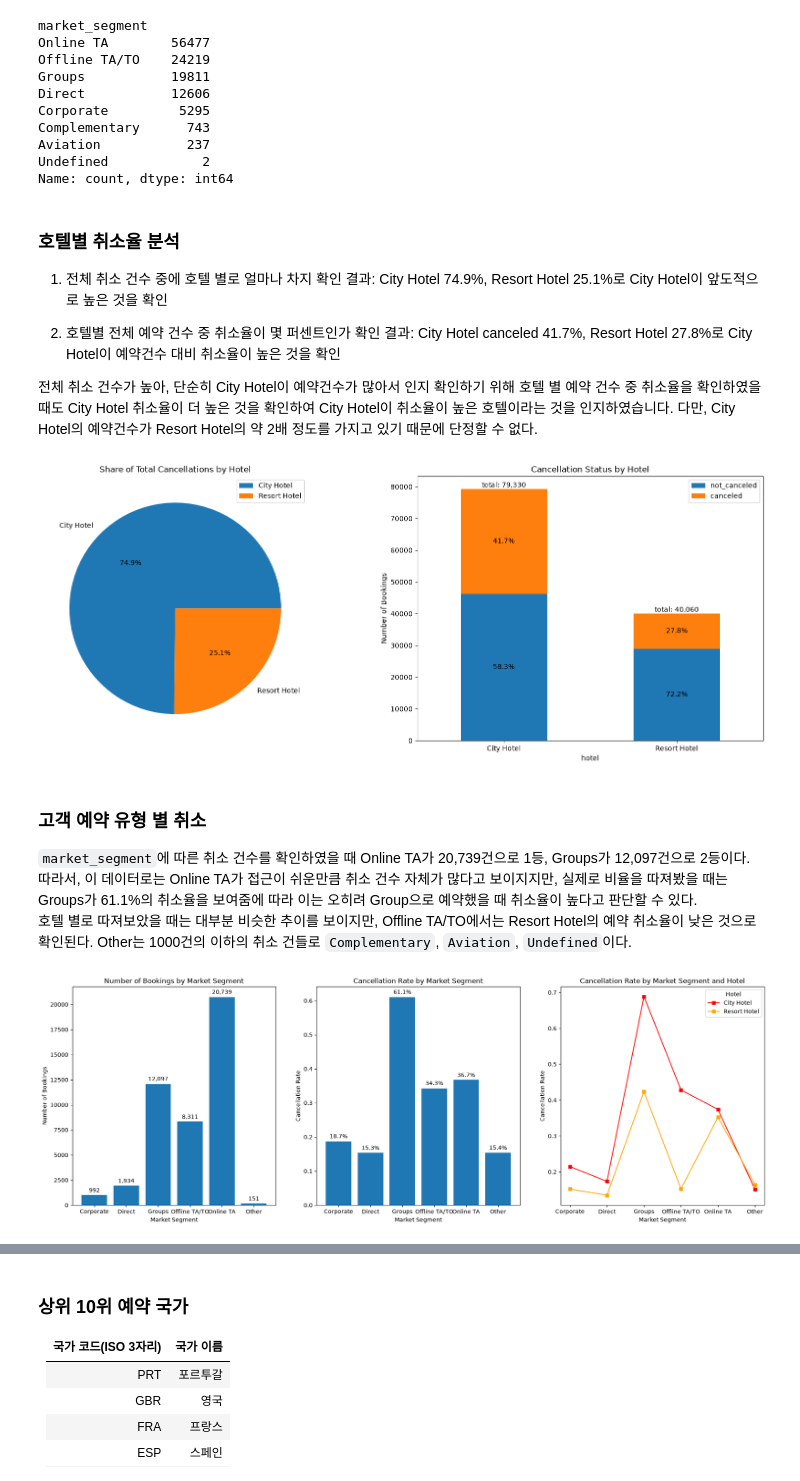
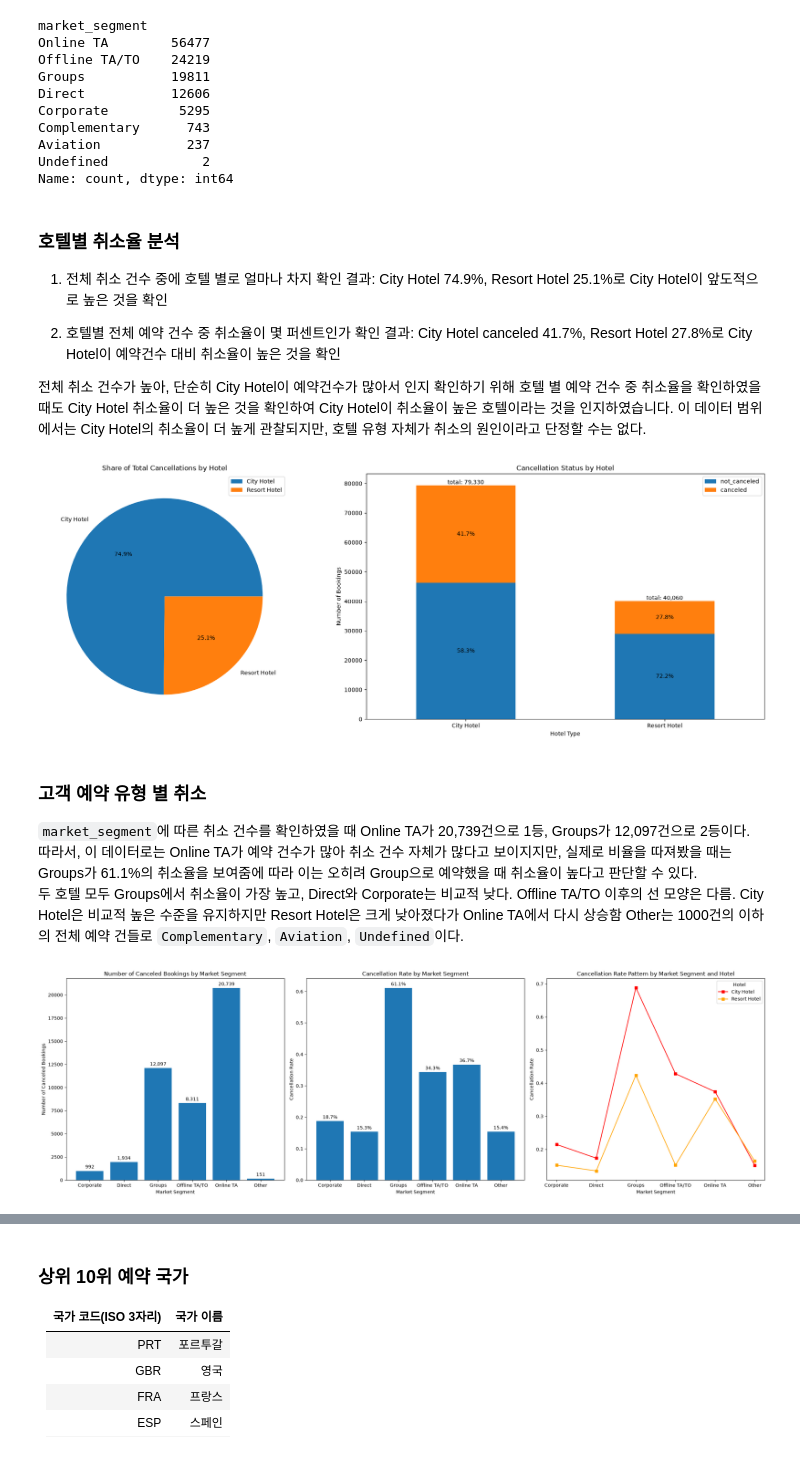
Before and after one commit to def-uk/hotel-cancellation-analysis, a Jupyter notebook: notebook/hotel_booking_eda.ipynb, the cells around one changed output, grey strips where cells are left out. Drawn from its saved outputs; the diff is of its cells as text; code cells hidden in the pictures.

```diff
--- a/notebook/hotel_booking_eda.ipynb
+++ b/notebook/hotel_booking_eda.ipynb
@@ -133,7 +134,7 @@ Name: count, dtype: int64
 2. 호텔별 전체 예약 건수 중 취소율이 몇 퍼센트인가
 확인 결과: City Hotel canceled 41.7%, Resort Hotel 27.8%로 City Hotel이 예약건수 대비 취소율이 높은 것을 확인
 
-전체 취소 건수가 높아, 단순히 City Hotel이 예약건수가 많아서 인지 확인하기 위해 호텔 별 예약 건수 중 취소율을 확인하였을 때도 City Hotel 취소율이 더 높은 것을 확인하여 City Hotel이 취소율이 높은 호텔이라는 것을 인지하였습니다. 다만, City Hotel의 예약건수가 Resort Hotel의 약 2배 정도를 가지고 있기 때문에 단정할 수 없다.
+전체 취소 건수가 높아, 단순히 City Hotel이 예약건수가 많아서 인지 확인하기 위해 호텔 별 예약 건수 중 취소율을 확인하였을 때도 City Hotel 취소율이 더 높은 것을 확인하여 City Hotel이 취소율이 높은 호텔이라는 것을 인지하였습니다. 이 데이터 범위에서는 City Hotel의 취소율이 더 높게 관찰되지만, 호텔 유형 자체가 취소의 원인이라고 단정할 수는 없다.
 # %%
 fig, axes = plt.subplots(1, 2, figsize=(20, 7))
 
@@ -170,6 +171,10 @@ hotel_by_is_cancel_per = pd.DataFrame(
 # hotel_by_cancel_summary['sum']
 axes[0].pie(hotel_by_cancel_summary['sum'], labels=hotel_by_cancel_summary.index, autopct='%.1f%%')
 axes[0].set_title('Share of Total Cancellations by Hotel')
+axes[0].set_title('Share of Total Cancellations by Hotel')
+
+axes[1].set_title('Cancellation Status by Hotel')
+
 
 ax_1 = hotel_by_is_cancel.plot(
     kind='bar',
@@ -180,46 +185,48 @@ ax_1 = hotel_by_is_cancel.plot(
 axes[1].set_title('Cancellation Status by Hotel')
 axes[1].tick_params(axis='x', labelrotation=0)
 axes[1].set_ylabel('Number of Bookings')
+axes[1].set_xlabel('Hotel Type')
 
 for container, column_name in zip(
     ax_1.containers,
     hotel_by_is_cancel_per
 ):
 
     # ax_1.bar_label(container)
     labels = [
         f'{value:.1%}'
         for value in hotel_by_is_cancel_per[column_name]
     ]
     # print(labels)
 
     ax_1.bar_label(
         container,
         labels=labels,
         label_type='center'
     )
 
 for i, total in enumerate(total_booking):
     ax_1.text(
         i,
         total,
         f'total: {total:,}',
         ha='center',
         va='bottom'
     )
 
 axes[0].legend()
 axes[1].legend()
+plt.tight_layout()
 plt.show()
 # %% [output]
-[figure, old version]
+[figure, new version]
 # %% [markdown]
 
 ### 고객 예약 유형 별 취소
 `market_segment`에 따른 취소 건수를 확인하였을 때 Online TA가 20,739건으로 1등, Groups가 12,097건으로 2등이다.<br>
-따라서, 이 데이터로는 Online TA가 접근이 쉬운만큼 취소 건수 자체가 많다고 보이지지만, 실제로 비율을 따져봤을 때는 Groups가 61.1%의 취소율을 보여줌에 따라 이는 오히려 Group으로 예약했을 때 취소율이 높다고 판단할 수 있다.<br>
-호텔 별로 따져보았을 때는 대부분 비슷한 추이를 보이지만, Offline TA/TO에서는 Resort Hotel의 예약 취소율이 낮은 것으로 확인된다.
-Other는 1000건의 이하의 취소 건들로 `Complementary`, `Aviation`, `Undefined`이다.
+따라서, 이 데이터로는 Online TA가 예약 건수가 많아 취소 건수 자체가 많다고 보이지지만, 실제로 비율을 따져봤을 때는 Groups가 61.1%의 취소율을 보여줌에 따라 이는 오히려 Group으로 예약했을 때 취소율이 높다고 판단할 수 있다.<br>
+두 호텔 모두 Groups에서 취소율이 가장 높고, Direct와 Corporate는 비교적 낮다. Offline TA/TO 이후의 선 모양은 다름. City Hotel은 비교적 높은 수준을 유지하지만 Resort Hotel은 크게 낮아졌다가 Online TA에서 다시 상승함
+Other는 1000건의 이하의 전체 예약 건들로 `Complementary`, `Aviation`, `Undefined`이다.
 # %%
 fig, axes = plt.subplots(1, 3, figsize=(22,7))
 
@@ -325,30 +332,29 @@ axes[0].bar_label(bars_2, fmt='{:,.0f}', padding=3)
 
 # axes[0].spines['bottom'].set_visible(False)
 
-# market segment별 예약 건수
+# 예약 유형별 취소 건수
+axes[0].set_title('Number of Canceled Bookings by Market Segment')
 axes[0].set_xlabel('Market Segment')
-axes[0].set_ylabel('Number of Bookings')
-axes[0].set_title('Number of Bookings by Market Segment')
+axes[0].set_ylabel('Number of Canceled Bookings')
 
-# 전체 market segment 취소율
+# 전체 예약 유형별 취소율
+axes[1].set_title('Cancellation Rate by Market Segment')
 axes[1].set_xlabel('Market Segment')
 axes[1].set_ylabel('Cancellation Rate')
-axes[1].set_title('Cancellation Rate by Market Segment')
 
-
-# 호텔별 market segment 취소율
+# 호텔별 예약 유형의 취소율 패턴
+axes[2].set_title('Cancellation Rate Pattern by Market Segment and Hotel')
 axes[2].set_xlabel('Market Segment')
 axes[2].set_ylabel('Cancellation Rate')
-axes[2].set_title('Cancellation Rate by Market Segment and Hotel')
-
 
 axes[2].legend(
     ['City Hotel', 'Resort Hotel'],
     title='Hotel'
 )
+plt.tight_layout()
 
 plt.show()
 # %% [output]
-[figure, old version]
+[figure, new version]
 # %% [markdown]
 ### 고객들의 예약 시기 흐름
```
Also changed, not shown: parts of 15 cells of this notebook.
